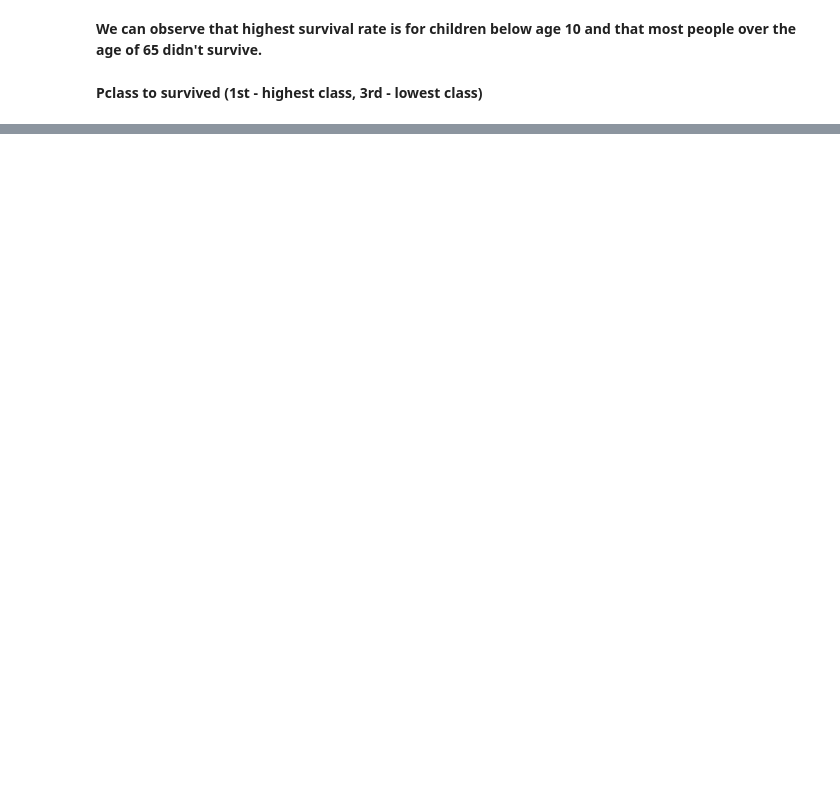
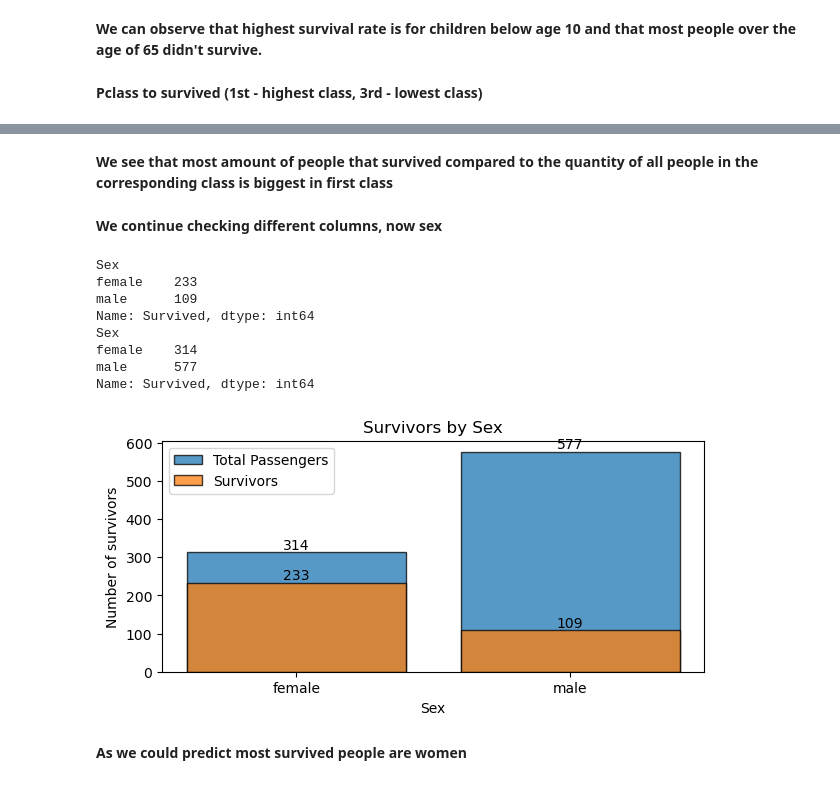
Before and after one commit to kasfro/Titanic-Machine-Learning-project, a Jupyter notebook: titanic-machine-learning.ipynb, the cells around one changed output, grey strips where cells are left out. Drawn from its saved outputs; the diff is of its cells as text; code cells hidden in the pictures; blank space fills up the shorter version.

```diff
--- a/titanic-machine-learning.ipynb
+++ b/titanic-machine-learning.ipynb
@@ -203,0 +260,38 @@ ValueError: shape mismatch: objects cannot be broadcast to a single shape.  Mism
+# %% [markdown]
+**We see that most amount of people that survived compared to the quantity of all people in the corresponding class is biggest in first class**
+# %% [markdown]
+**We continue checking different columns, now sex**
+# %%
+sex_by_surv=train.groupby('Sex')['Survived'].sum()
+sex_by_total=train.groupby('Sex')['Survived'].count()
+print(sex_by_surv)
+print(sex_by_total)
+
+plt.figure(figsize=(7, 3))
+
+for index, value in sex_by_surv.items():
+    plt.text(index, value, f'{value}', ha='center', va='bottom')
+
+for index, value in sex_by_total.items():
+    plt.text(index, value, f'{value}', ha='center', va='bottom')
+
+plt.bar(sex_by_surv.index, sex_by_total.values, edgecolor='black', alpha=0.75, label='Total Passengers')
+plt.bar(sex_by_surv.index, sex_by_surv.values, edgecolor='black', alpha=0.75, label='Survivors')
+plt.xlabel('Sex')
+plt.ylabel('Number of survivors')
+plt.xticks(sex_by_surv.index)
+plt.title('Survivors by Sex')
+plt.legend()
+plt.show()
+# %% [output]
+Sex
+female    233
+male      109
+Name: Survived, dtype: int64
+Sex
+female    314
+male      577
+Name: Survived, dtype: int64
+[figure, added]
+# %% [markdown]
+**As we could predict most survived people are women**
```
Also changed, not shown: parts of 6 cells of this notebook.
